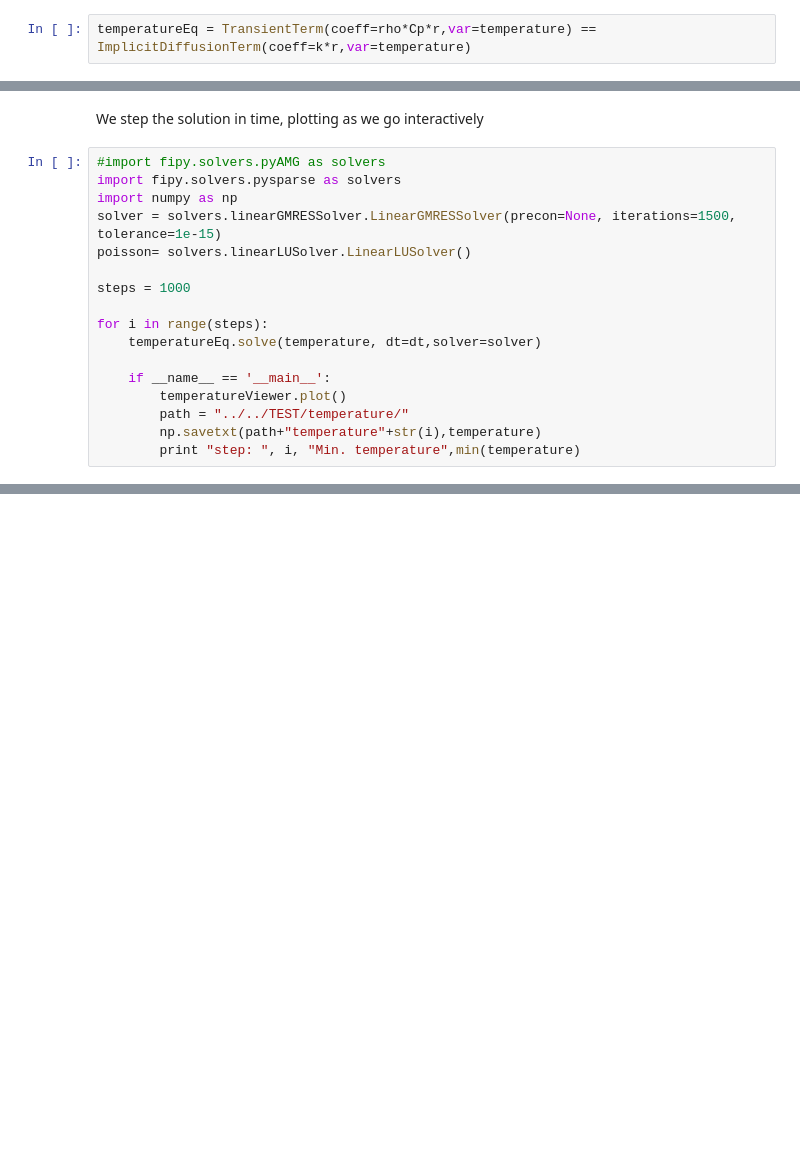
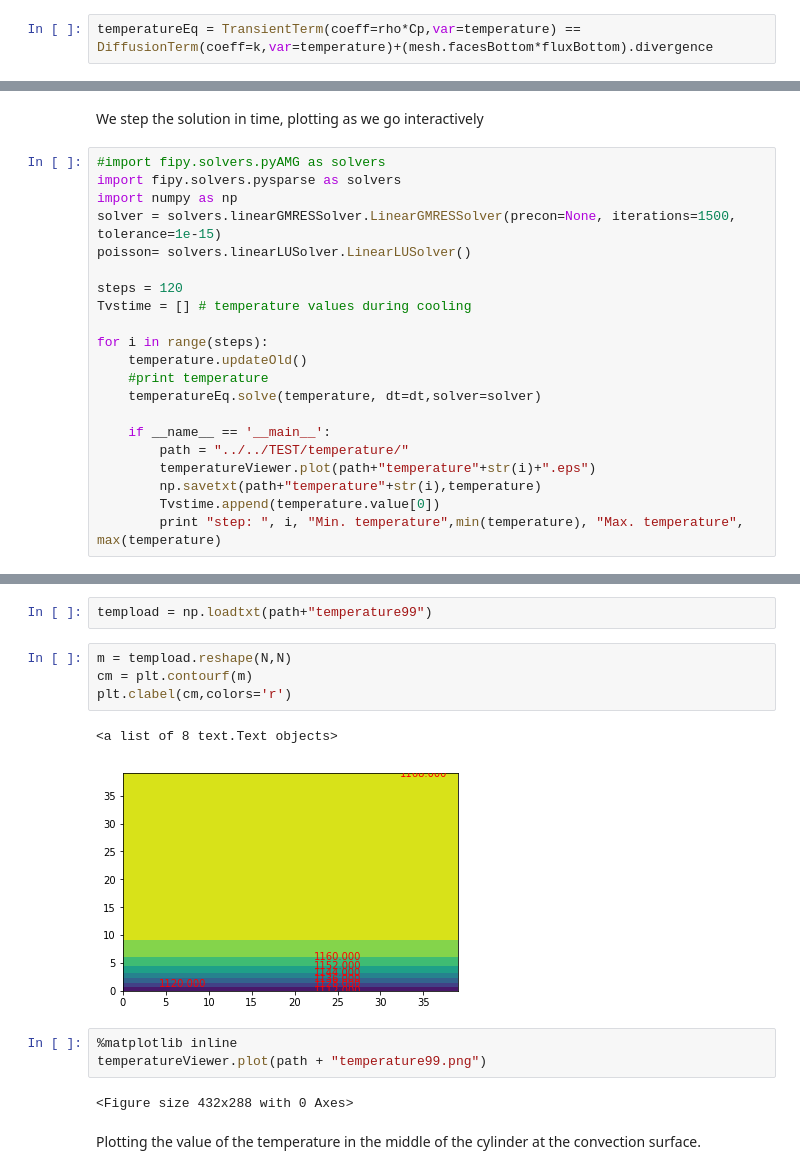
Before and after one commit to Teslos/TTT, a Jupyter notebook: TTT.ipynb, the cells around one changed output, grey strips where cells are left out. Saved outputs shown, nothing was run; the diff lists cells and outputs as text; blank space fills up the shorter version.

Commit message:
First test with 1d analytical solution
Fixed the flux with source term in fipy equation

```diff
--- a/TTT.ipynb
+++ b/TTT.ipynb
@@ -198,6 +196,6 @@ temperature.constrain(t_inf, mesh.facesTop)
 # %% [markdown]
 Now setup the temperature equation for now we dont have a source term comming from the phase transformations.
 # %%
-temperatureEq = TransientTerm(coeff=rho*Cp*r,var=temperature) == ImplicitDiffusionTerm(coeff=k*r,var=temperature)
+temperatureEq = TransientTerm(coeff=rho*Cp,var=temperature) == DiffusionTerm(coeff=k,var=temperature)+(mesh.facesBottom*fluxBottom).divergence
 # %%
 if __name__ == '__main__':
@@ -213,14 +211,18 @@ import numpy as np
 solver = solvers.linearGMRESSolver.LinearGMRESSolver(precon=None, iterations=1500, tolerance=1e-15)
 poisson= solvers.linearLUSolver.LinearLUSolver()
 
-steps = 1000
+steps = 120
+Tvstime = [] # temperature values during cooling
 
 for i in range(steps):
+    temperature.updateOld()
+    #print temperature
     temperatureEq.solve(temperature, dt=dt,solver=solver)
 
     if __name__ == '__main__':
-        temperatureViewer.plot()
         path = "../../TEST/temperature/"
+        temperatureViewer.plot(path+"temperature"+str(i)+".eps")
         np.savetxt(path+"temperature"+str(i),temperature)
-        print "step: ", i, "Min. temperature",min(temperature)
+        Tvstime.append(temperature.value[0])
+        print "step: ", i, "Min. temperature",min(temperature), "Max. temperature", max(temperature)
 # %% [output]
@@ -237,0 +247,16 @@ step:  10 Min. temperature 0.0
+# %%
+tempload = np.loadtxt(path+"temperature99")
+# %%
+m = tempload.reshape(N,N)
+cm = plt.contourf(m)
+plt.clabel(cm,colors='r')
+# %% [output]
+<a list of 8 text.Text objects>
+[figure, added]
+# %%
+%matplotlib inline
+temperatureViewer.plot(path + "temperature99.png")
+# %% [output]
+<Figure size 432x288 with 0 Axes>
+# %% [markdown]
+Plotting the value of the temperature in the middle of the cylinder at the convection surface.
```
Also changed, not shown: parts of 13 cells of this notebook.
